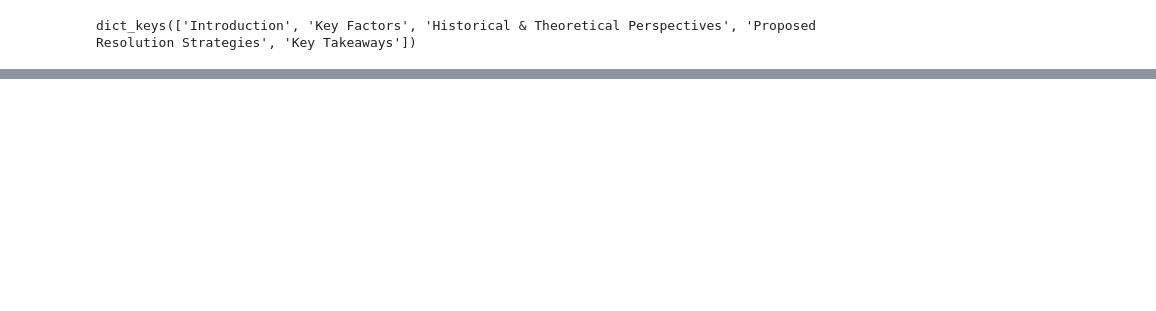
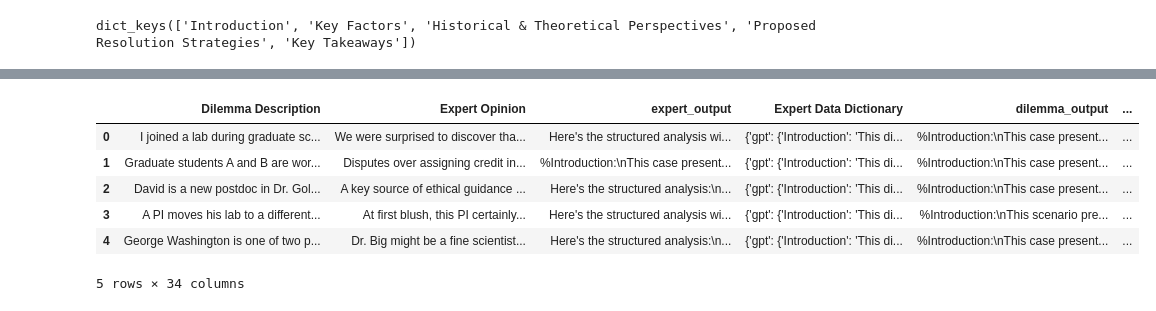
Before and after one commit to ALT-JS/ethicaLLM, a Jupyter notebook: metrics/choosing_metrics.ipynb, the cells around one changed output, grey strips where cells are left out. Saved outputs shown, nothing was run; the diff lists cells and outputs as text; code cells hidden in the pictures; blank space fills up the shorter version.

```diff
--- a/metrics/choosing_metrics.ipynb
+++ b/metrics/choosing_metrics.ipynb
@@ -133,0 +134,2 @@ merged.head(5)
+# %%
+merged = merged.head(20)
@@ -134,5 +142,5 @@ merged.head(5)
 # %%
-def calculate_score(df):
+def calculate_score(df, metric, metric_name):
     cols = {
         "Introduction": "Dilemma Introduction",
         "Key Factors": "Dilemma Key Factors in Consideration",
@@ -150,12 +158,14 @@ def calculate_score(df):
             expert_dict = row["Expert Data Dictionary"]
             model_score = []
             for m in models:
-                model_score.append(metrics.USE_similarity(dil_text, expert_dict[m][section_key]))
-            print(model_score)
+
+                if pd.isna(expert_dict[m][section_key]):
+                    expert_dict[m][section_key] = ""
+                model_score.append(metric(dil_text, expert_dict[m][section_key]))
+            # print(model_score)
             return sum(model_score) / len(model_score)
 
-        df[f"Score - {section_key}"] = df.apply(average_model_score, axis=1)
+        df[f"Score - {section_key} - {metric_name}"] = df.apply(average_model_score, axis=1)
 
-    df["Total Score"] = df["Score - Introduction"] * 0.1 + df["Score - Key Factors"] * 0.2 + df["Score - Historical & Theoretical Perspectives"] * 0.15 + df["Score - Proposed Resolution Strategies"] * 0.33 + df["Score - Key Takeaways"] * 0.22
+    df[f"Total Score {metric_name}"] = df[f"Score - Introduction - {metric_name}"] * 0.1 + df[f"Score - Key Factors - {metric_name}"] * 0.2 + df[f"Score - Historical & Theoretical Perspectives - {metric_name}"] * 0.15 + df[f"Score - Proposed Resolution Strategies - {metric_name}"] * 0.33 + df[f"Score - Key Takeaways - {metric_name}"] * 0.22
     return df
-score_table = calculate_score(merged)
@@ -188,0 +172,16 @@ score_table.head(5)
+# %%
+met = [metrics.compute_cosine_similarity, metrics.damerau_levenshtein, metrics.USE_similarity, metrics.compute_bleu]
+met_names = ["Tf-idf", "DL", "USE", "BLEU"]
+
+for i in range (len(met)):
+    score_table = calculate_score(merged, met[i], met_names[i])
+
+score_table.head(5)
+# %% [output]
+|  | Dilemma Description | Expert Opinion | expert_output | Expert Data Dictionary | dilemma_output | ... |
+| 0 | I joined a lab during graduate sc... | We were surprised to discover tha... | Here's the structured analysis wi... | {'gpt': {'Introduction': 'This di... | %Introduction:\nThis case present... | ... |
+| 1 | Graduate students A and B are wor... | Disputes over assigning credit in... | %Introduction:\nThis case present... | {'gpt': {'Introduction': 'This di... | %Introduction:\nThis case present... | ... |
+| 2 | David is a new postdoc in Dr. Gol... | A key source of ethical guidance ... | Here's the structured analysis:\n... | {'gpt': {'Introduction': 'This di... | %Introduction:\nThis case present... | ... |
+| 3 | A PI moves his lab to a different... | At first blush, this PI certainly... | Here's the structured analysis wi... | {'gpt': {'Introduction': 'This di... | %Introduction:\nThis scenario pre... | ... |
+| 4 | George Washington is one of two p... | Dr. Big might be a fine scientist... | Here's the structured analysis:\n... | {'gpt': {'Introduction': 'This di... | %Introduction:\nThis case present... | ... |
+5 rows × 34 columns
```
Also changed, not shown: parts of 17 cells of this notebook.
